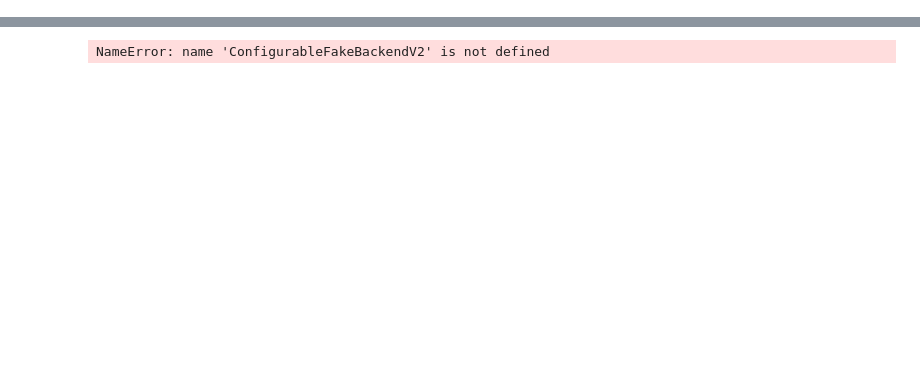
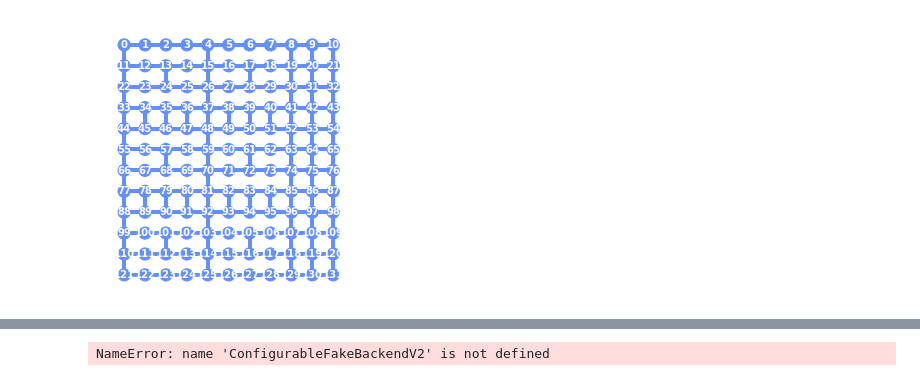
Before and after one commit to Pitt-JonesLab/clonk_transpilation, a Jupyter notebook: backend_utils/test.ipynb, the cells around one changed output, grey strips where cells are left out. Cells and saved outputs as stored; diff of their text form; code cells hidden in the pictures; blank space fills up the shorter version.

```diff
--- a/backend_utils/test.ipynb
+++ b/backend_utils/test.ipynb
@@ -10,0 +16,5 @@ plot_gate_map(pb)#, qubit_coordinates=pb.qubit_coordinates)
+# %%
+pb = PenguinV3()
+plot_gate_map(pb, qubit_coordinates=pb.qubit_coordinates)
+# %% [output]
+[figure, added]
```
Also changed, not shown: parts of 8 cells of this notebook, 20 other files.
